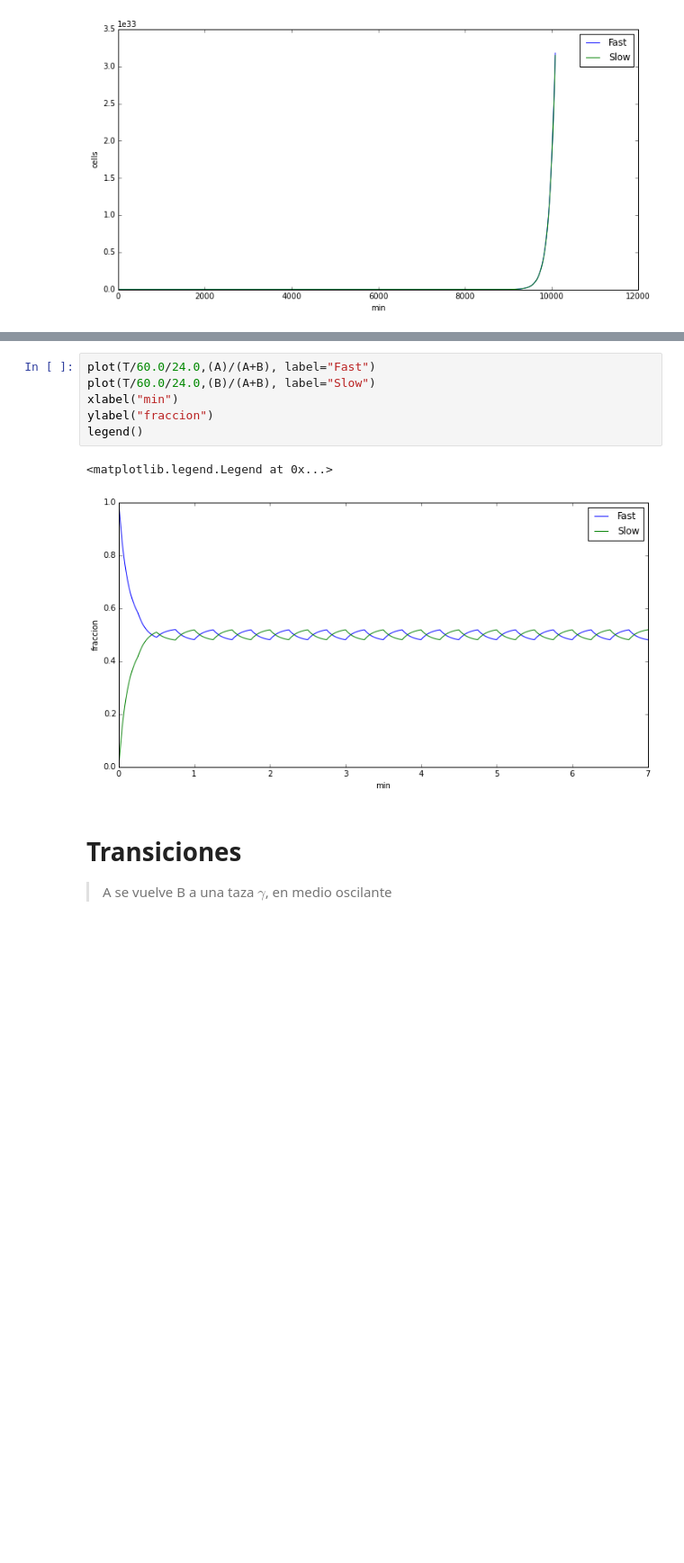
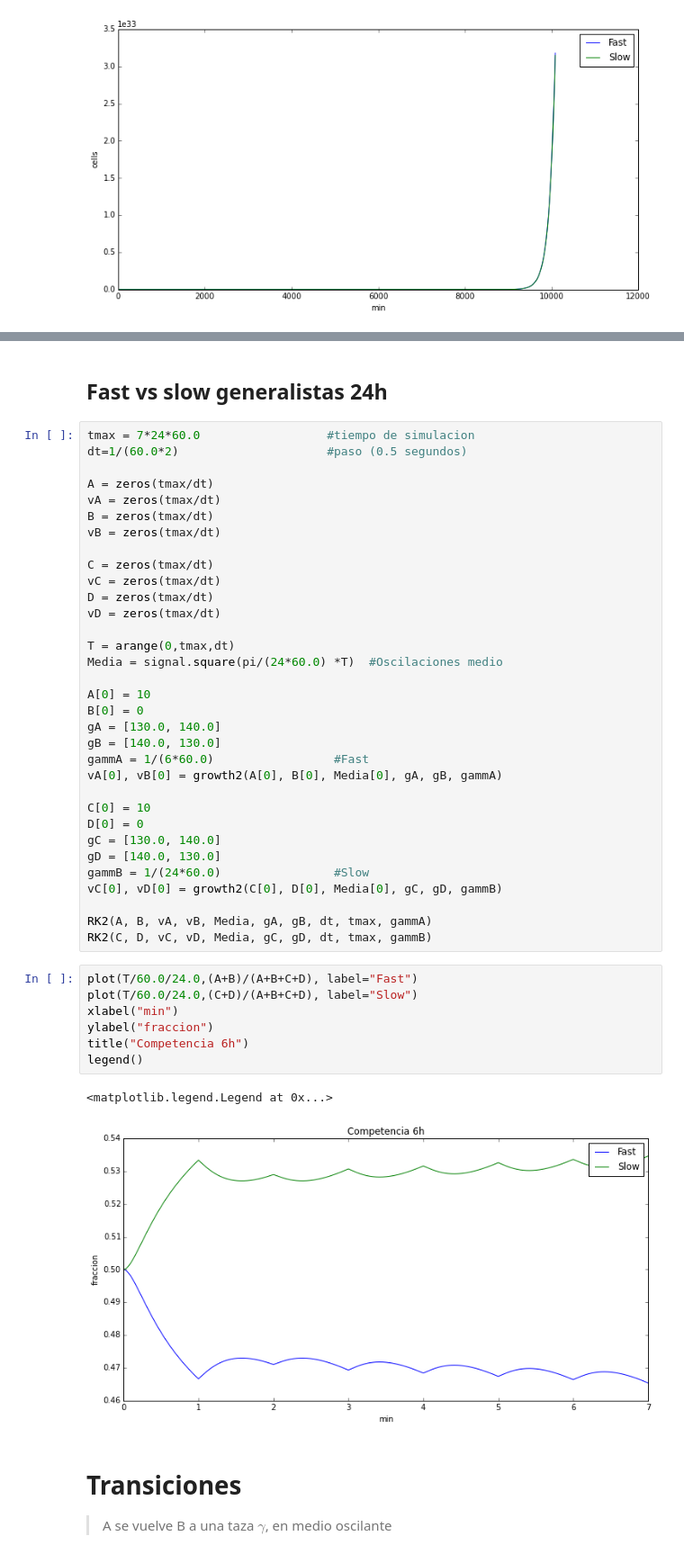
Before and after one commit to jdestupinan1332/Tesis, a Jupyter notebook: Simulation.ipynb, the cells around one changed output, grey strips where cells are left out. Shown: that part at 90% size. Drawn from its saved outputs; the diff is of its cells as text; blank space fills up the shorter version.

```diff
--- a/Simulation.ipynb
+++ b/Simulation.ipynb
@@ -257,12 +156,48 @@ legend()
+# %% [markdown]
+## Fast vs slow generalistas 24h
+# %%
+tmax = 7*24*60.0                  #tiempo de simulacion
+dt=1/(60.0*2)                     #paso (0.5 segundos)
+
+A = zeros(tmax/dt)
+vA = zeros(tmax/dt)
+B = zeros(tmax/dt)
+vB = zeros(tmax/dt)
+
+C = zeros(tmax/dt)
+vC = zeros(tmax/dt)
+D = zeros(tmax/dt)
+vD = zeros(tmax/dt)
+
+T = arange(0,tmax,dt)
+Media = signal.square(pi/(24*60.0) *T)  #Oscilaciones medio
+
+A[0] = 10
+B[0] = 0
+gA = [130.0, 140.0]
+gB = [140.0, 130.0]
+gammA = 1/(6*60.0)                 #Fast
+vA[0], vB[0] = growth2(A[0], B[0], Media[0], gA, gB, gammA)
+
+C[0] = 10
+D[0] = 0
+gC = [130.0, 140.0]
+gD = [140.0, 130.0]
+gammB = 1/(24*60.0)                #Slow
+vC[0], vD[0] = growth2(C[0], D[0], Media[0], gC, gD, gammB)
+
+RK2(A, B, vA, vB, Media, gA, gB, dt, tmax, gammA)
+RK2(C, D, vC, vD, Media, gC, gD, dt, tmax, gammB)
 # %%
-plot(T/60.0/24.0,(A)/(A+B), label="Fast")
-plot(T/60.0/24.0,(B)/(A+B), label="Slow")
+plot(T/60.0/24.0,(A+B)/(A+B+C+D), label="Fast")
+plot(T/60.0/24.0,(C+D)/(A+B+C+D), label="Slow")
 xlabel("min")
 ylabel("fraccion")
+title("Competencia 6h")
 legend()
 # %% [output]
 <matplotlib.legend.Legend at 0x...>
-[figure, old version]
+[figure, new version]
 # %% [markdown]
 # Transiciones
 > A se vuelve B a una taza $\gamma$, en medio oscilante
```
Also changed, not shown: parts of 14 cells of this notebook.
